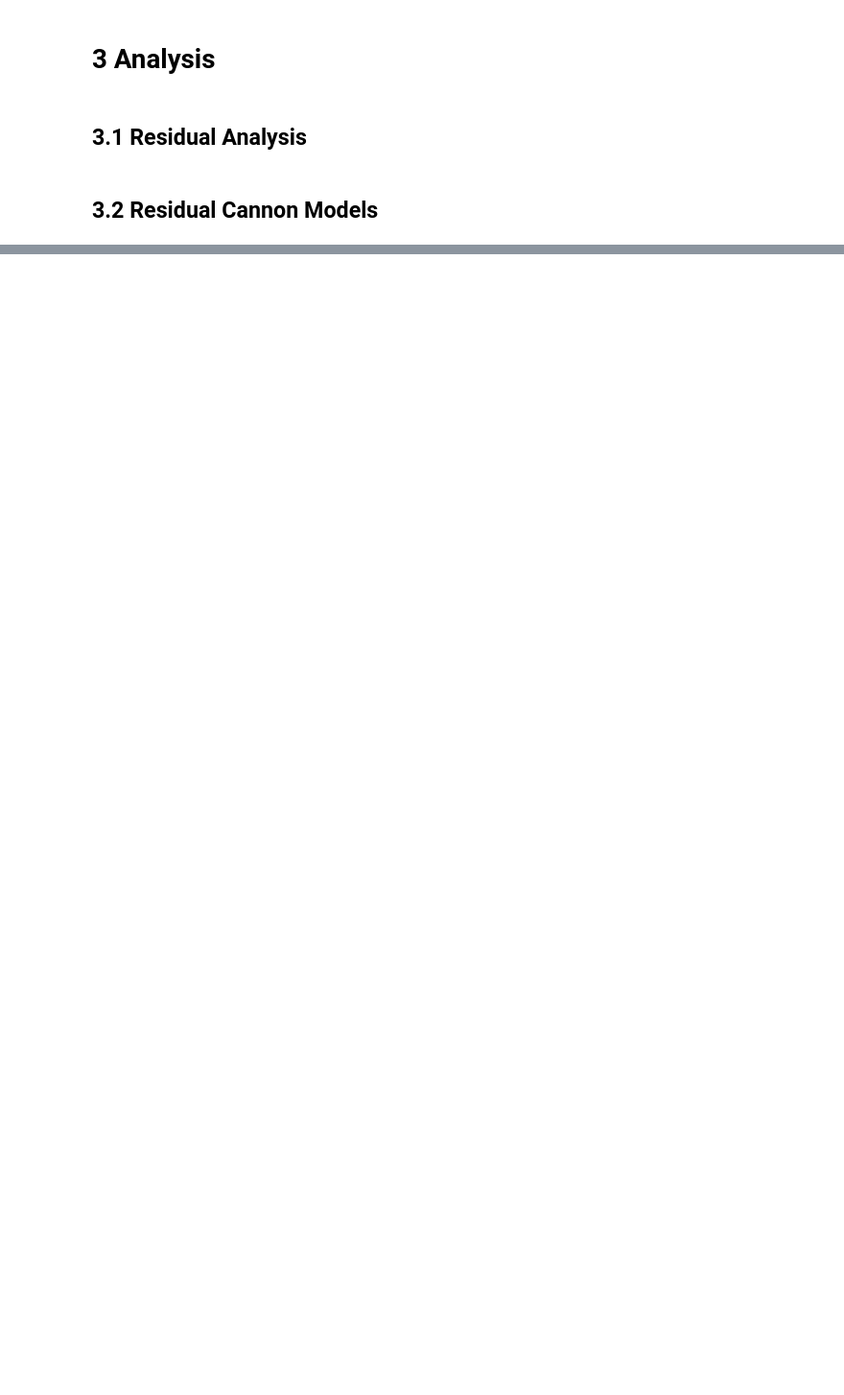
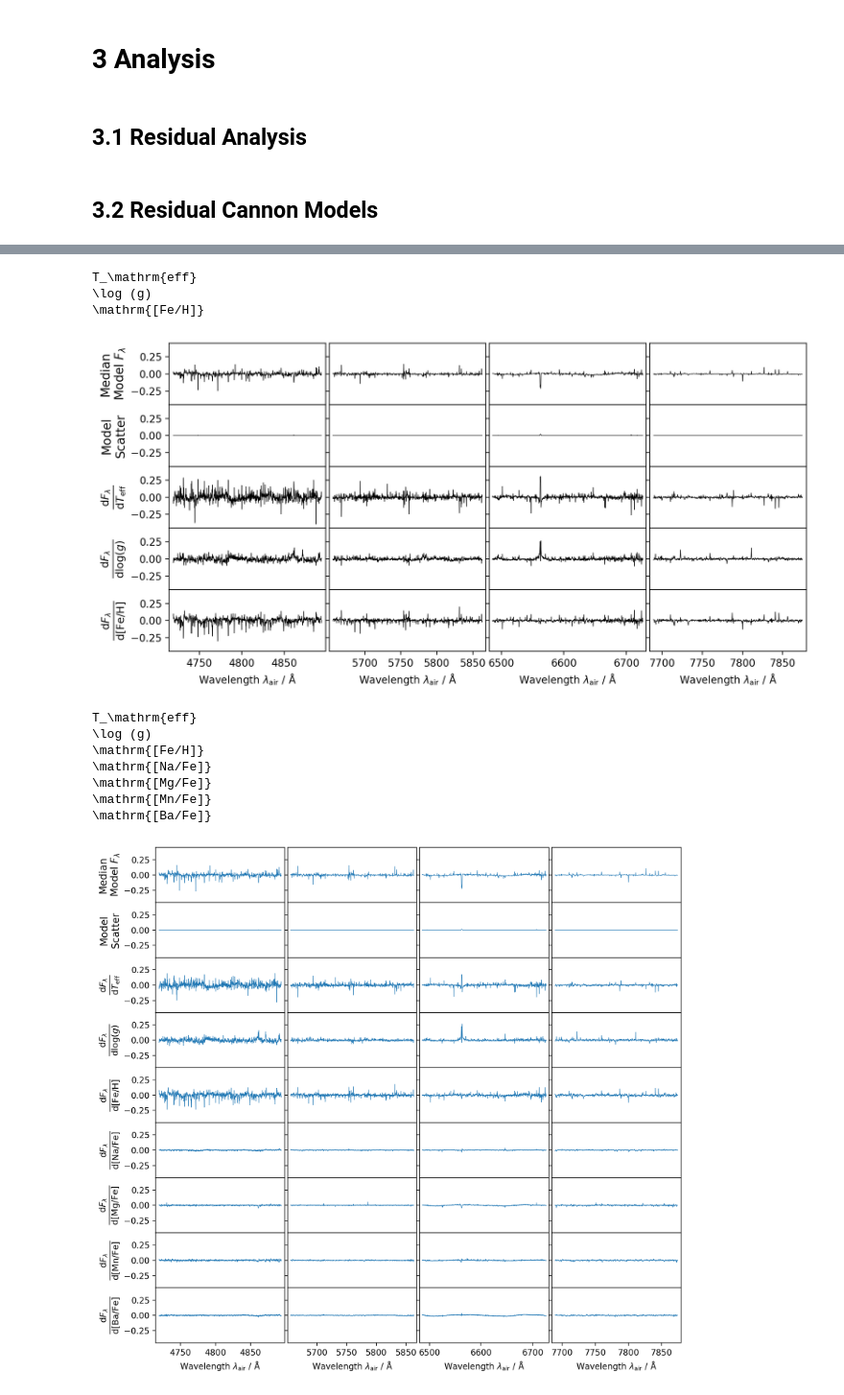
Before and after one commit to svenbuder/residual_cannon, a Jupyter notebook: residual_cannon.ipynb, the cells around one changed output, grey strips where cells are left out. Shown at 96% size. Cells and saved outputs as stored; diff of their text form; code cells hidden in the pictures; blank space fills up the shorter version.

```diff
--- a/residual_cannon.ipynb
+++ b/residual_cannon.ipynb
@@ -828,6 +864,7 @@ for test in tests_run:
     if test == 4: cmap = 'Purples_r'; color = 'C4'
     if test == 5: cmap = 'Reds_r'; color = 'C3'
     if test == 6: cmap = 'RdPu_r'; color = 'C6'
+    if test == 7: cmap = 'GnBu_r'; color = 'deepskyblue'
 
     rows = 2+len(cannon_models['model_'+str(test)]['label_names'])
 
@@ -835,7 +872,7 @@ for test in tests_run:
         rows,
         4,
         figsize=(10,1*rows),
-        # sharey=True
+        sharey=True
     )
     gs = gs.flatten()
 
@@ -891,33 +928,48 @@ for test in tests_run:
                 ydata_master = np.zeros(len(common_wavelength))
                 ydata_master[~mask_common_wavelength] = ydata
                 ydata = ydata_master
             elif test == 6:
                 ydata_master = np.zeros(len(common_wavelength))
                 ydata_master[mask_common_wavelength] = ydata
                 ydata = ydata_master
 
             ax.plot(
                 common_wavelength[in_ccd],
                 ydata[in_ccd],
                 lw = 0.5,
                 c = color
             )
             y_minmax = np.min(ydata),np.max(ydata)
 
-            ax.set_ylim(1.1*y_minmax[0]-0.1*y_minmax[1],1.1*y_minmax[1]-0.1*y_minmax[0])
+            # ax.set_ylim(1.1*y_minmax[0]-0.1*y_minmax[1],1.1*y_minmax[1]-0.1*y_minmax[0])
             ax.set_xlim(common_wavelength[in_ccd][0]-5,common_wavelength[in_ccd][-1]+5)
 
             if ccd == 1:
                 ax.set_ylabel(ylabel,fontsize=labelfontsize)
-            else:
-                ax.set_yticks([])
+            # else:
+                # ax.set_yticks([])
             if index == rows-1:
                 ax.set_xlabel(r'Wavelength $\lambda_\mathrm{air}~/~\mathrm{\AA}$')
             else:
                 ax.set_xticks([])
+
+        ax.set_ylim(-0.45,0.45)
 
     f.align_ylabels(gs)
     plt.tight_layout(w_pad=0,h_pad=0)
     plt.savefig('figures/cannon_linear_coefficients_model'+str(test)+'.pdf',dpi=200,bbox_inches='tight')
     plt.show()
     plt.close()
+# %% [output]
+T_\mathrm{eff}
+\log (g)
+\mathrm{[Fe/H]}
+[figure, added]
+T_\mathrm{eff}
+\log (g)
+\mathrm{[Fe/H]}
+\mathrm{[Na/Fe]}
+\mathrm{[Mg/Fe]}
+\mathrm{[Mn/Fe]}
+\mathrm{[Ba/Fe]}
+[figure, added]
```
Also changed, not shown: parts of 9 cells of this notebook, 12 other files.
